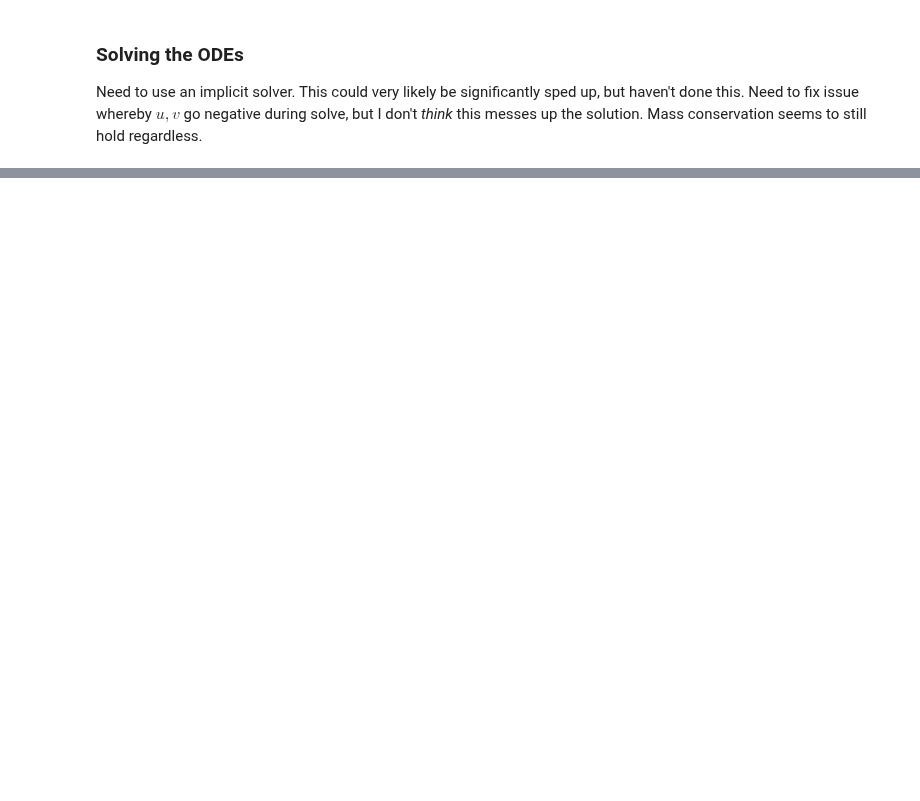
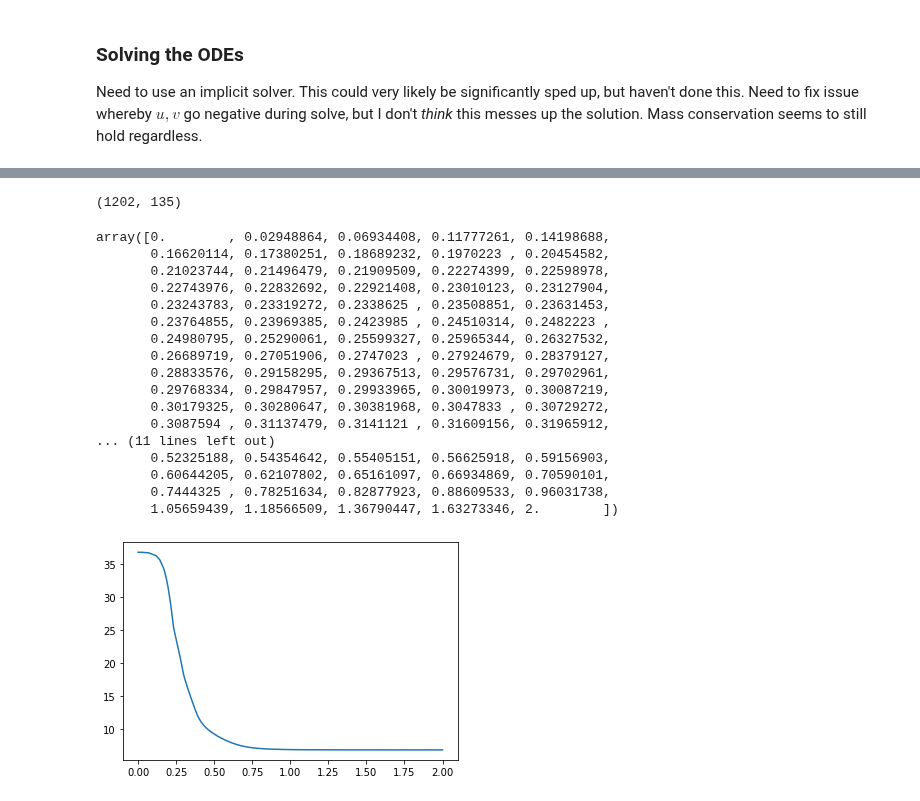
Before and after one commit to rgbrown/lipids, a Jupyter notebook: notebooks/1D Lipids.ipynb, the cells around one changed output, grey strips where cells are left out. Drawn from its saved outputs; the diff is of its cells as text; code cells hidden in the pictures; blank space fills up the shorter version.

```diff
--- a/notebooks/1D Lipids.ipynb
+++ b/notebooks/1D Lipids.ipynb
@@ -158,4 +169,8 @@ Text(0.5, 1.0, 'Interaction kernel $\\kappa$')
 # %%
+def free_energy(u, v):
+    kuv = convolve_with_kappa(u + v)
+    return np.sum(u*np.log(u) + v*np.log(v) + alpha*(1 - u - v)*kuv)*dx
+
 def rhs_bp(t, y):
     u = y[0:N]
     v = y[N:]
@@ -167,6 +182,10 @@ def rhs_bp(t, y):
 
     kuv = convolve_with_kappa(u + v)
 
+    # Calculate free energy
+    #free_energy = np.sum(u*log(u) + v*log(v) + alpha*(1 - u - v)*kuv)*dx
+    #print(free_energy)
+
     # calculate derivatives with lambda absent (c.f. equations above)
     ut_i = -np.log(u) + 2*alpha*kuv - K/mu**2 - K/(tau_e_plus(mu)**2)
     vt_i = -np.log(v) + 2*alpha*kuv - K/mu**2 - K/(tau_e_minus(mu)**2)
@@ -247,0 +272,29 @@ plt.plot(x, mu)
+# %%
+print(soln.y.shape)
+F = []
+for idx in range(soln.y.shape[1]):
+    u, v = get_uv_by_index(soln, idx)
+    F.append(free_energy(u, v))
+F = np.array(F)
+plt.plot(soln.t, F)
+soln.t
+# %% [output]
+(1202, 135)
+array([0.        , 0.02948864, 0.06934408, 0.11777261, 0.14198688,
+       0.16620114, 0.17380251, 0.18689232, 0.1970223 , 0.20454582,
+       0.21023744, 0.21496479, 0.21909509, 0.22274399, 0.22598978,
+       0.22743976, 0.22832692, 0.22921408, 0.23010123, 0.23127904,
+       0.23243783, 0.23319272, 0.2338625 , 0.23508851, 0.23631453,
+       0.23764855, 0.23969385, 0.2423985 , 0.24510314, 0.2482223 ,
+       0.24980795, 0.25290061, 0.25599327, 0.25965344, 0.26327532,
+       0.26689719, 0.27051906, 0.2747023 , 0.27924679, 0.28379127,
+       0.28833576, 0.29158295, 0.29367513, 0.29576731, 0.29702961,
+       0.29768334, 0.29847957, 0.29933965, 0.30019973, 0.30087219,
+       0.30179325, 0.30280647, 0.30381968, 0.3047833 , 0.30729272,
+       0.3087594 , 0.31137479, 0.3141121 , 0.31609156, 0.31965912,
+... (11 lines left out)
+       0.52325188, 0.54354642, 0.55405151, 0.56625918, 0.59156903,
+       0.60644205, 0.62107802, 0.65161097, 0.66934869, 0.70590101,
+       0.7444325 , 0.78251634, 0.82877923, 0.88609533, 0.96031738,
+       1.05659439, 1.18566509, 1.36790447, 1.63273346, 2.        ])
+[figure, added]
```
Also changed, not shown: parts of 6 cells of this notebook.
